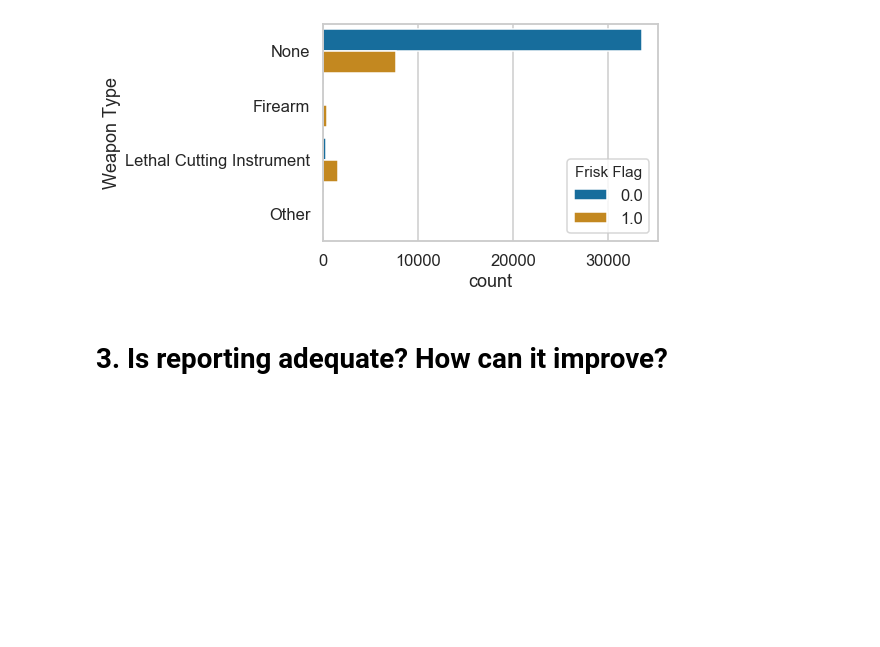
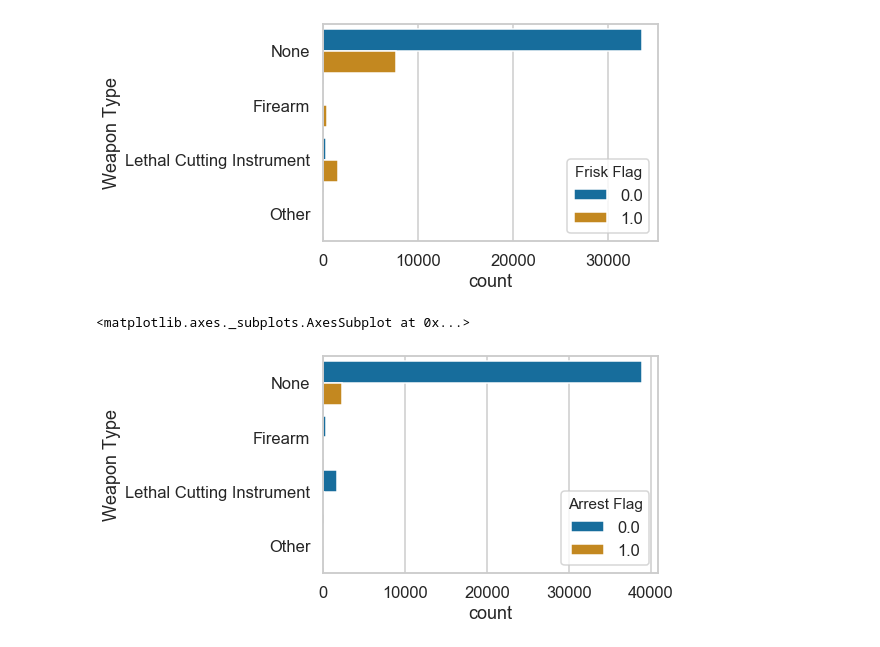
Before and after one commit to rachelbeery/dsc-mod-3-project-v2-1-onl01-dtsc-ft-070620, a Jupyter notebook: Terry_Stops_EDA.ipynb, the cells around one changed output. Saved outputs shown, nothing was run; the diff lists cells and outputs as text; code cells hidden in the pictures; blank space fills up the shorter version.

```diff
--- a/Terry_Stops_EDA.ipynb
+++ b/Terry_Stops_EDA.ipynb
@@ -234,5 +234,10 @@ sns.countplot(y = 'Weapon Type', hue = 'Frisk Flag', data = df1, palette="colorb
 # %% [output]
 <matplotlib.axes._subplots.AxesSubplot at 0x...>
 [figure]
-# %% [markdown]
-# 3. Is reporting adequate? How can it improve?
+# %%
+# Now by arrest
+sns.set(style="whitegrid", context="talk")
+sns.countplot(y = 'Weapon Type', hue = 'Arrest Flag', data = df1, palette="colorblind")
+# %% [output]
+<matplotlib.axes._subplots.AxesSubplot at 0x...>
+[figure, added]
```
Also changed, not shown: parts of 3 cells of this notebook, 2 other files.
